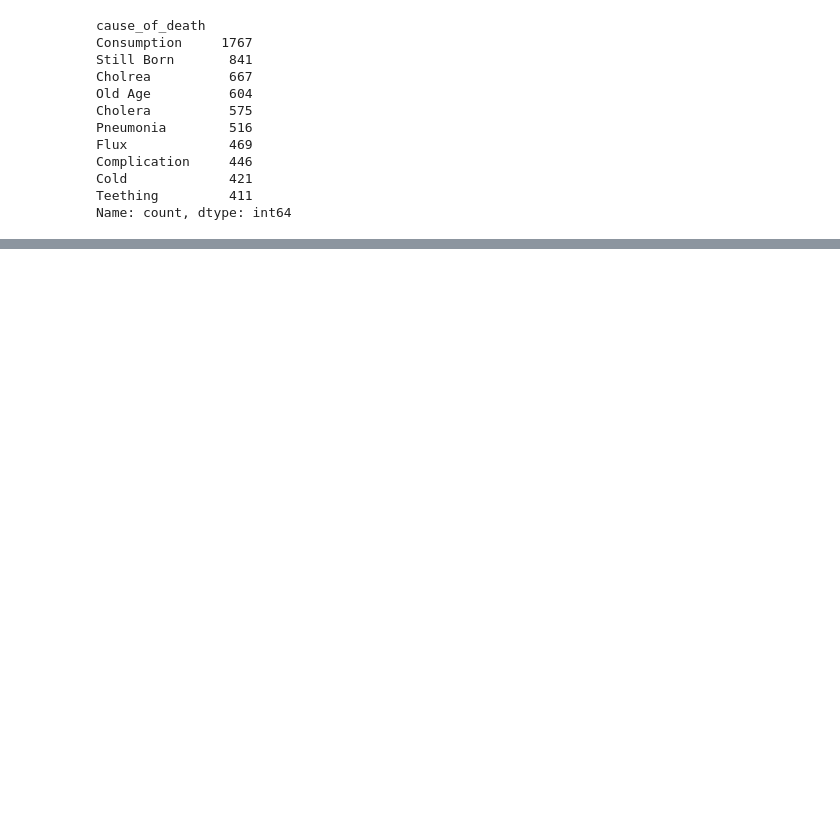
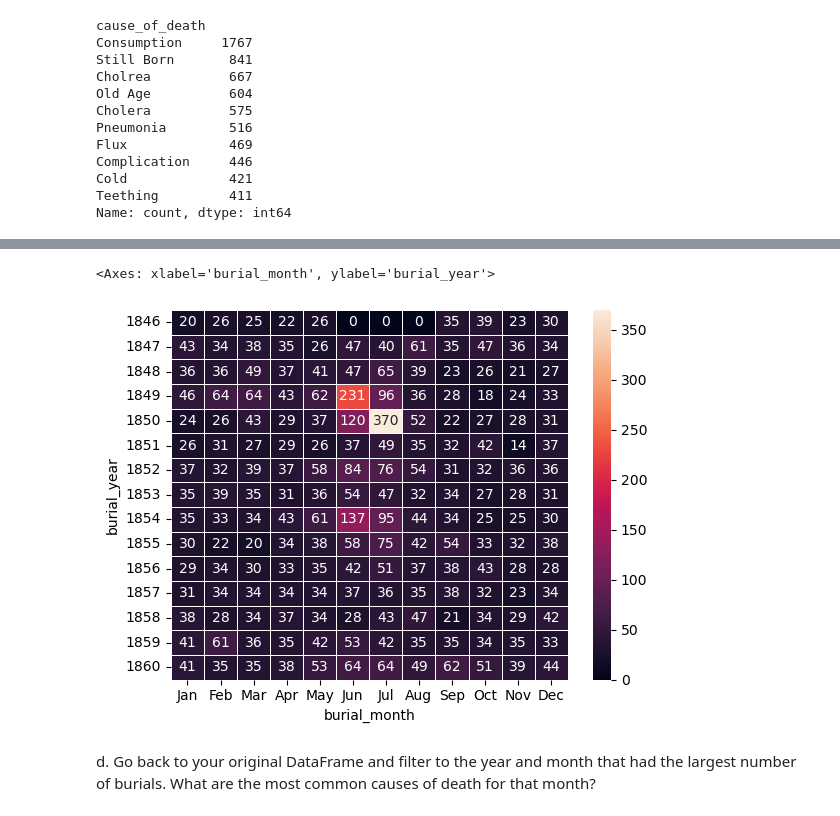
Before and after one commit to NSS-Data-Analytics-Cohort-10/advanced-pandas-megyg6, a Jupyter notebook: notebooks/nash_city_cemetery_pandas.ipynb, the cells around one changed output, grey strips where cells are left out. Saved outputs shown, nothing was run; the diff lists cells and outputs as text; code cells hidden in the pictures; blank space fills up the shorter version.

```diff
--- a/notebooks/nash_city_cemetery_pandas.ipynb
+++ b/notebooks/nash_city_cemetery_pandas.ipynb
@@ -45,0 +249,3 @@ Name: count, dtype: int64
+# %%
+years_1846_1860=cemetery_df.loc[cemetery_df["burial_year"].isin(range(1846,1861))]
+years_1846_1860['burial_year'].unique()
@@ -45,0 +255,4 @@ Name: count, dtype: int64
+# %%
+years_1846_1860=pd.crosstab(years_1846_1860.burial_year, years_1846_1860.burial_month).reindex(['Jan','Feb','Mar','Apr','May','Jun','Jul','Aug','Sep','Oct','Nov','Dec'], axis=1)
+
+years_1846_1860
@@ -45,0 +277,7 @@ Name: count, dtype: int64
+# %%
+sns.heatmap(years_1846_1860, annot=True, fmt="d", linewidths=.5)
+# %% [output]
+<Axes: xlabel='burial_month', ylabel='burial_year'>
+[figure, added]
+# %% [markdown]
+d. Go back to your original DataFrame and filter to the year and month that had the largest number of burials. What are the most common causes of death for that month?
```
Also changed, not shown: parts of 44 cells of this notebook.
